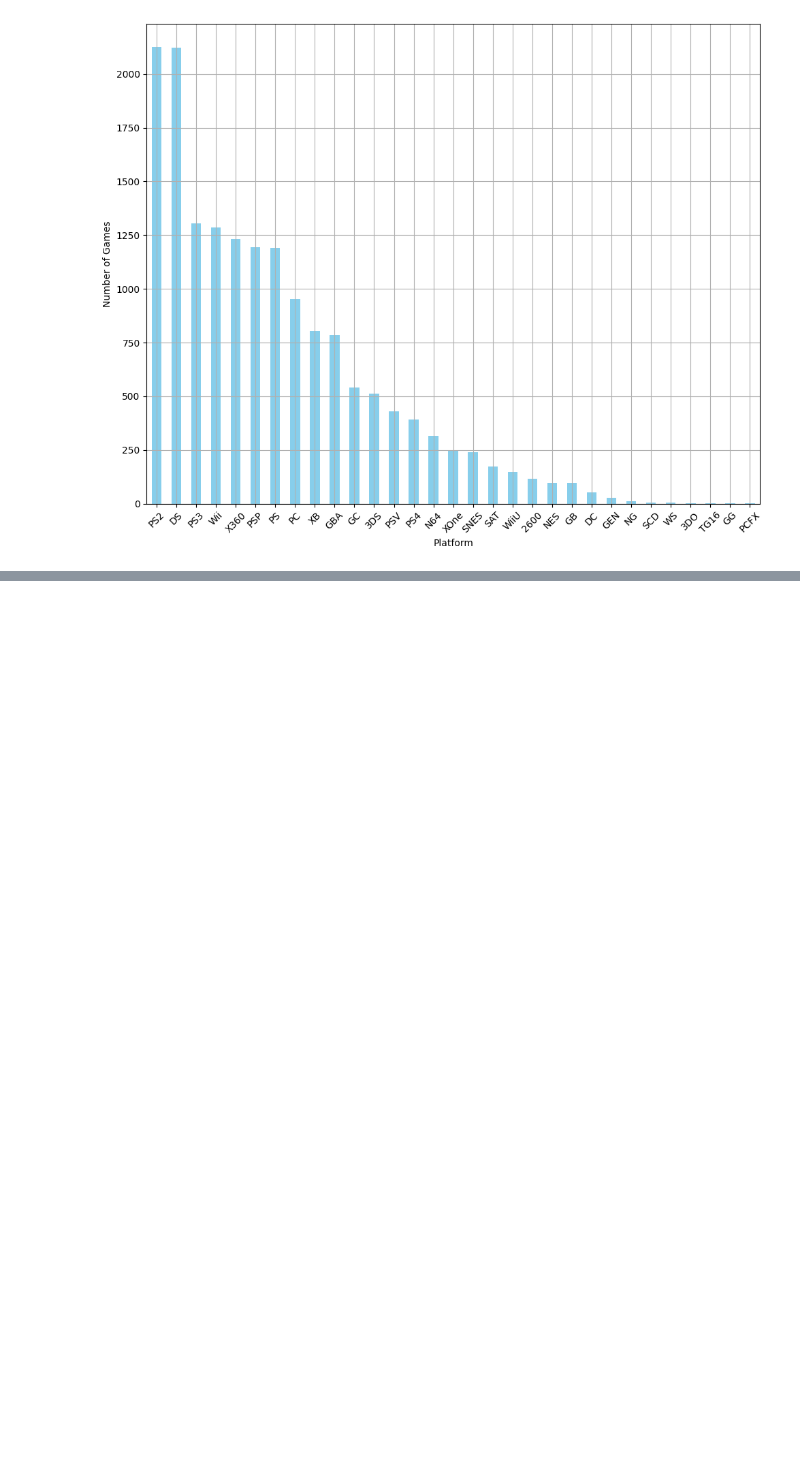
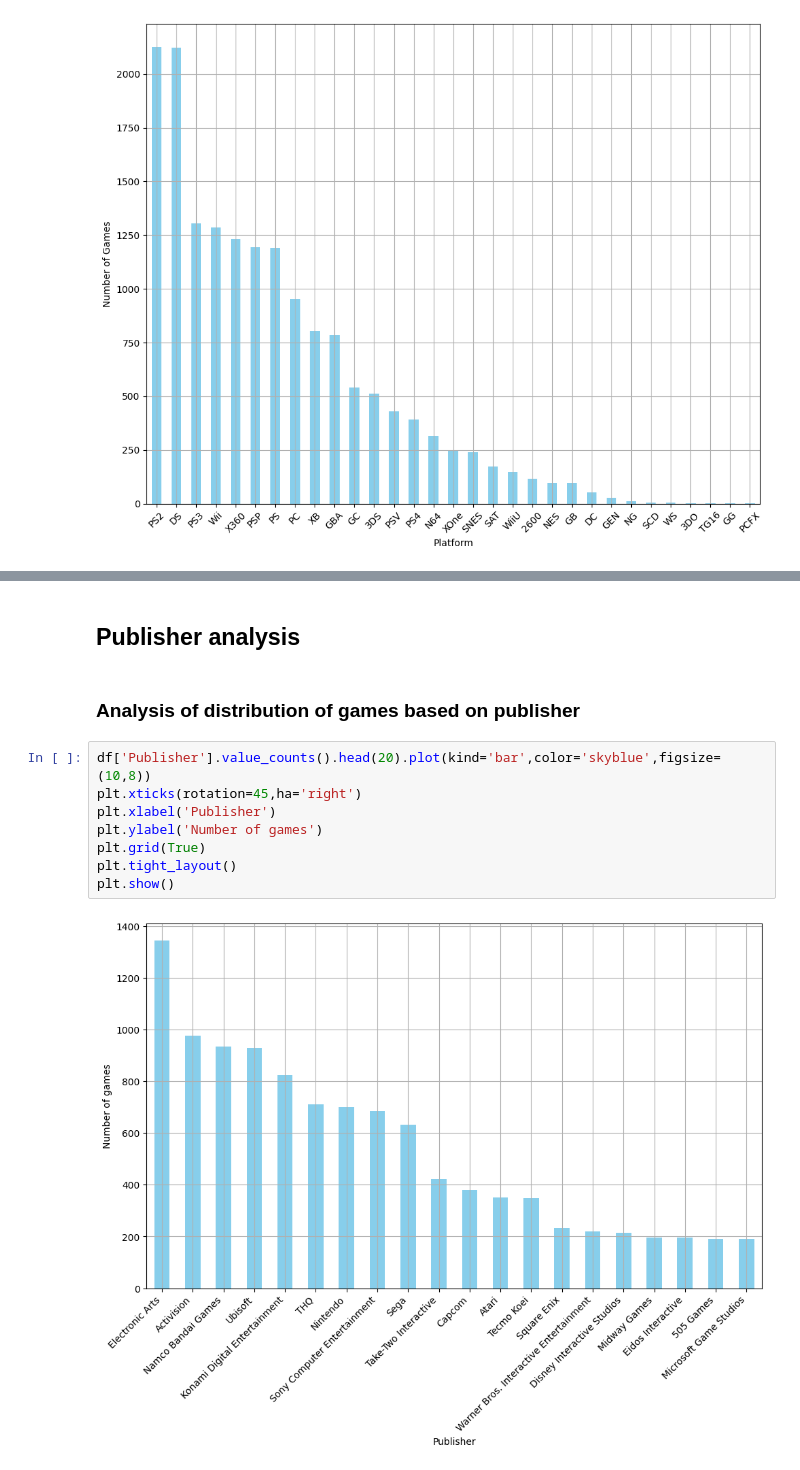
Before and after one commit to Jitesh117/video_game_analysis, a Jupyter notebook: analysis.ipynb, the cells around one changed output, grey strips where cells are left out. Cells and saved outputs as stored; diff of their text form; blank space fills up the shorter version.

Commit message:
publisher analysis

```diff
--- a/analysis.ipynb
+++ b/analysis.ipynb
@@ -178,0 +192,14 @@ plt.show()
+# %% [markdown]
+## Publisher analysis
+# %% [markdown]
+### Analysis of distribution of games based on publisher
+# %%
+df['Publisher'].value_counts().head(20).plot(kind='bar',color='skyblue',figsize=(10,8))
+plt.xticks(rotation=45,ha='right')
+plt.xlabel('Publisher')
+plt.ylabel('Number of games')
+plt.grid(True)
+plt.tight_layout()
+plt.show()
+# %% [output]
+[figure, added]
```
Also changed, not shown: parts of 6 cells of this notebook, 1 other file.
